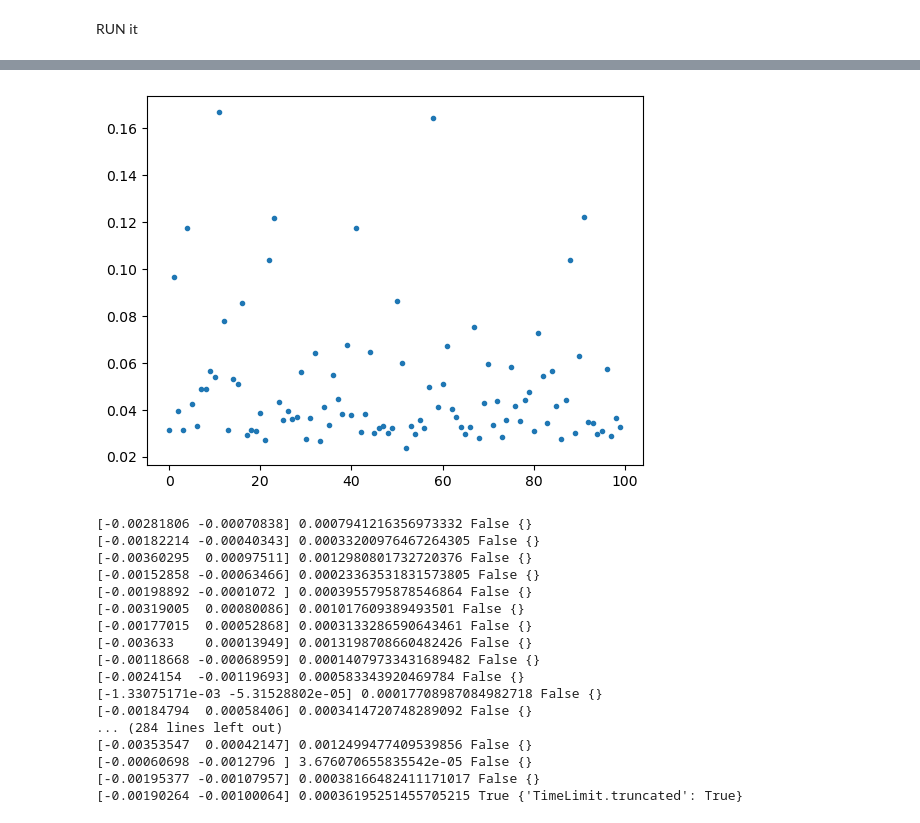
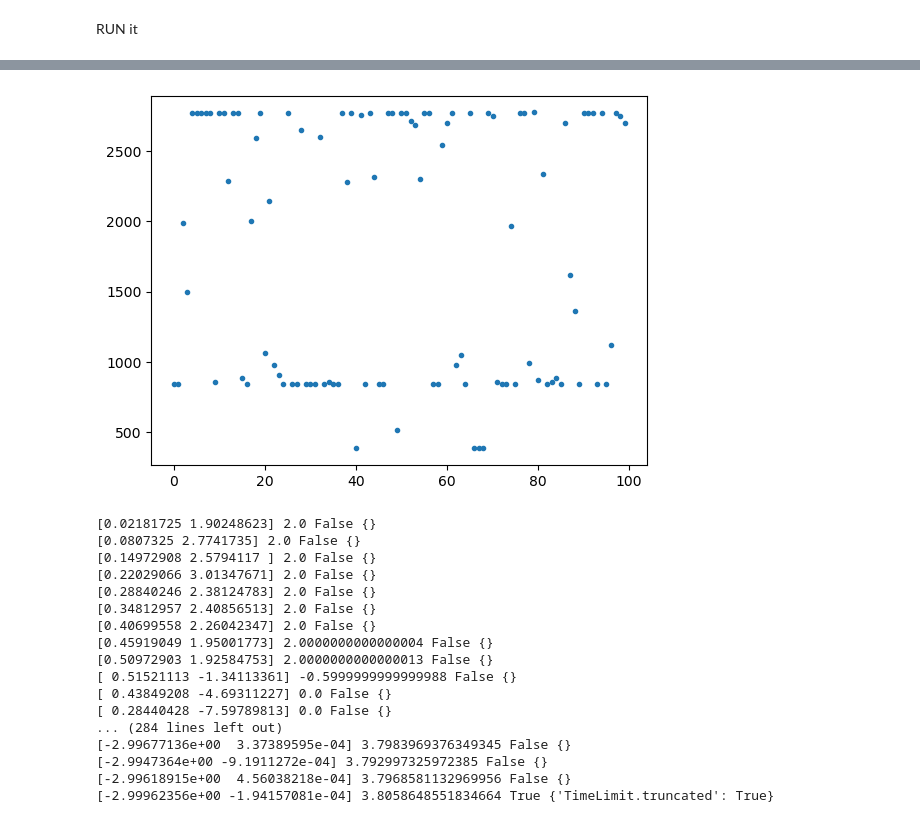
Before and after one commit to Yuanmou1212/gym-unbalanced-disk, a Jupyter notebook: RL_A2C_v1.ipynb, the cells around one changed output, grey strips where cells are left out. Saved outputs shown, nothing was run; the diff lists cells and outputs as text; code cells hidden in the pictures.

```diff
--- a/RL_A2C_v1.ipynb
+++ b/RL_A2C_v1.ipynb
@@ -83,8 +87,8 @@ class ActorCritic(nn.Module):
         return self.critic(state),self.actor(state)
 
     def critic(self,state):
-        a=torch.relu(self.cri_linear1(state))
-        out = self.cri_linear2(a) # N*1
+        a=torch.tanh(self.cri_linear1(state))
+        out = self.cri_linear2(a)[:,0] # N*1
         return out
 
     def actor(self,state,return_logp=False):
@@ -157,7 +161,7 @@ def eval_actor(actor_critic, env):
 def A2C_train(actor_critic, optimizer, env, N_iter=21,N_rollout=20000,N_epochs=10, batch_size=32,N_evals=10,\
               alpha_actor=0.5,alpha_entropy=0.5,gamma=0.98):
     best = -float('inf')
-    torch.save(actor_critic.state_dict(),'A2C-Best.pth')
+    #torch.save(actor_critic.state_dict(),'A2C-Best.pth')
 
     try:
         for iteration in range(N_iter):
@@ -169,6 +173,8 @@ def A2C_train(actor_critic, optimizer, env, N_iter=21,N_rollout=20000,N_epochs=1
             Rewards = torch.tensor(Rewards,dtype=torch.float32)
             End_state =torch.tensor(End_state,dtype=torch.float32)
             Terminal = torch.tensor(Terminal,dtype=torch.float32)
+            Actions = Actions.astype(int)
+
             print('Starting training on rollout information...')
             for epoch in range(N_epochs):
                 for i in range(batch_size,len(Start_state)+1,batch_size):
@@ -180,10 +186,9 @@ def A2C_train(actor_critic, optimizer, env, N_iter=21,N_rollout=20000,N_epochs=1
                     Vnext = actor_critic.critic(End_state_batch)
                     A = Rewards_batch + gamma*Vnext*(1-Terminal_batch) - Vnow
 
-                    # convert from action to index.  # 目前我改成了action是0 1 index值，在step时map到（-3，3）
-                    ##### 这里有大修改，可能有大问题！ 有关action到底是值还是0123这些index的问题！
-                    # act_batch_idx = np.where(env.act_values_list==Actions_batch[:,None])[1]
-                    # action_index = np.stack((np.arange(batch_size),act_batch_idx),axis=0)
+                    # convert from action to index.  # Now action is 0 1 2.. index value，convert in step function=>（-3，3）
+                    #####
+
                     action_index = np.stack((np.arange(batch_size),Actions_batch),axis=0)
                     logp = actor_critic.actor(Start_state_batch,return_logp=True)# return is 【N——batch，num_action】
                     logp_cur = logp[action_index] # do slice，dim0 batch，dim1 use action value ，to get probability
@@ -198,6 +203,8 @@ def A2C_train(actor_critic, optimizer, env, N_iter=21,N_rollout=20000,N_epochs=1
                     optimizer.zero_grad()
                     Loss.backward()
                     optimizer.step()
+
+                print(f'logp{p[0]} logp{logp.shape}')
 
                 score = np.mean([eval_actor(actor_critic, env) for i in range(N_evals)])
 
@@ -242,17 +249,17 @@ max_episode_steps = 1000
 
 env = gym.make('unbalanced-disk-v0', dt=0.025, umax=3.)
 env = gym.wrappers.time_limit.TimeLimit(env,max_episode_steps=max_episode_steps) #c)
-env = Discretize(env, num_act=3)
+env = Discretize(env, num_act=11)
 
 # Define training (Hyper)-parameters
 gamma = 0.99
 batch_size = 32
-N_iterations = 5
-N_rollout = 10000
+N_iterations = 10
+N_rollout = 2000#0
 N_epochs = 5
 N_evals = 10
 alpha_actor = 0.5
-alpha_entropy = 0.5
+alpha_entropy = 0.6
 lr = 5e-3
 
 
@@ -286,23 +293,23 @@ iteration=1 epoch=2 Average Reward per episode: 0.069412433172761
 loading best result
 loading best result
-[figure, old version]
+[figure, new version]
-[-0.00281806 -0.00070838] 0.0007941216356973332 False {}
-[-0.00182214 -0.00040343] 0.00033200976467264305 False {}
-[-0.00360295  0.00097511] 0.0012980801732720376 False {}
-[-0.00152858 -0.00063466] 0.00023363531831573805 False {}
-[-0.00198892 -0.0001072 ] 0.0003955795878546864 False {}
-[-0.00319005  0.00080086] 0.001017609389493501 False {}
-[-0.00177015  0.00052868] 0.0003133286590643461 False {}
-[-0.003633    0.00013949] 0.0013198708660482426 False {}
-[-0.00118668 -0.00068959] 0.00014079733431689482 False {}
-[-0.0024154  -0.00119693] 0.000583343920469784 False {}
-[-1.33075171e-03 -5.31528802e-05] 0.00017708987084982718 False {}
-[-0.00184794  0.00058406] 0.0003414720748289092 False {}
+[0.02181725 1.90248623] 2.0 False {}
+[0.0807325 2.7741735] 2.0 False {}
+[0.14972908 2.5794117 ] 2.0 False {}
+[0.22029066 3.01347671] 2.0 False {}
+[0.28840246 2.38124783] 2.0 False {}
+[0.34812957 2.40856513] 2.0 False {}
+[0.40699558 2.26042347] 2.0 False {}
+[0.45919049 1.95001773] 2.0000000000000004 False {}
+[0.50972903 1.92584753] 2.0000000000000013 False {}
+[ 0.51521113 -1.34113361] -0.5999999999999988 False {}
+[ 0.43849208 -4.69311227] 0.0 False {}
+[ 0.28440428 -7.59789813] 0.0 False {}
 ... (284 lines left out)
-[-0.00353547  0.00042147] 0.0012499477409539856 False {}
-[-0.00060698 -0.0012796 ] 3.676070655835542e-05 False {}
-[-0.00195377 -0.00107957] 0.00038166482411171017 False {}
-[-0.00190264 -0.00100064] 0.00036195251455705215 True {'TimeLimit.truncated': True}
+[-2.99677136e+00  3.37389595e-04] 3.7983969376349345 False {}
+[-2.9947364e+00 -9.1911272e-04] 3.792997325972385 False {}
+[-2.99618915e+00  4.56038218e-04] 3.7968581132969956 False {}
+[-2.99962356e+00 -1.94157081e-04] 3.8058648551834664 True {'TimeLimit.truncated': True}
 # %%
 show(actor_crit,env)
 # %% [output]
```
Also changed, not shown: parts of 3 cells of this notebook, 3 other files.
